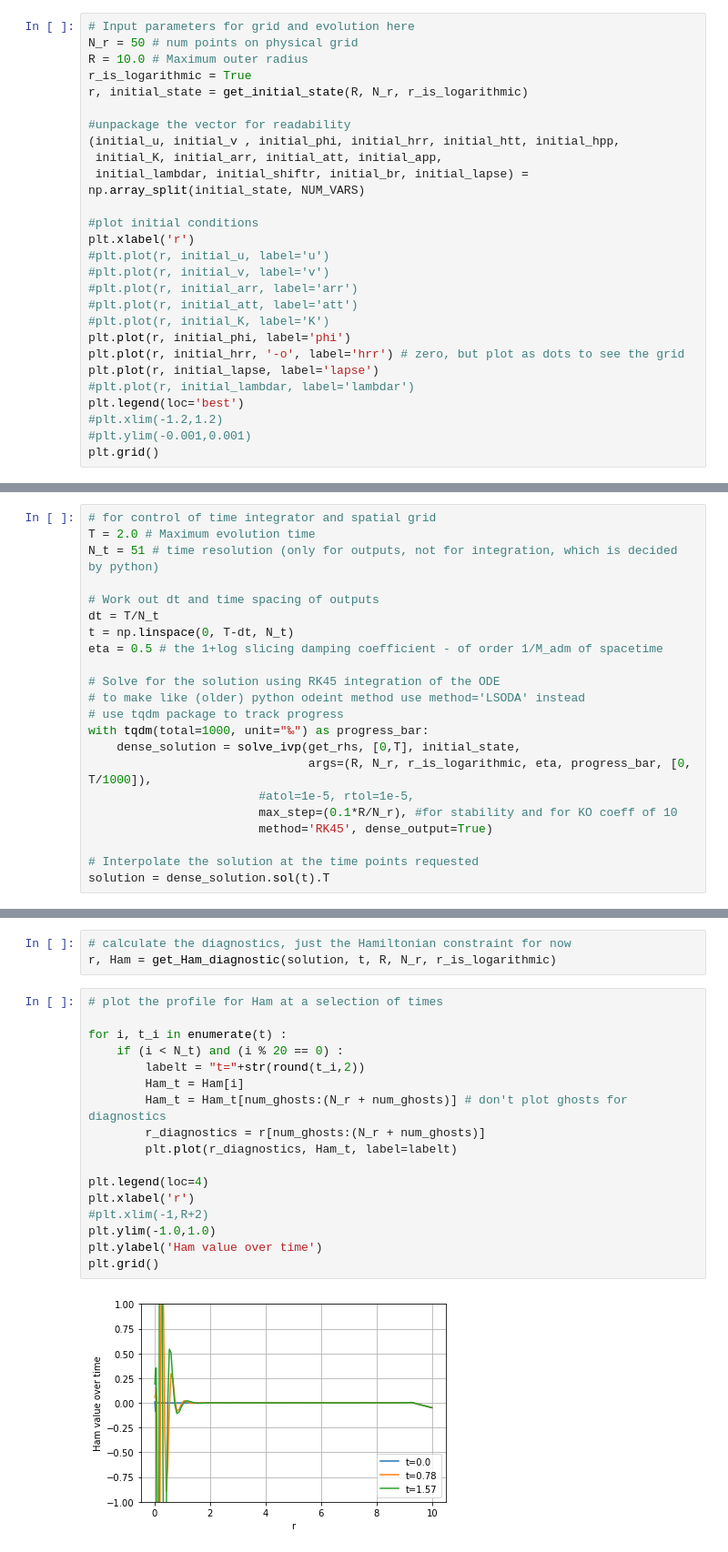
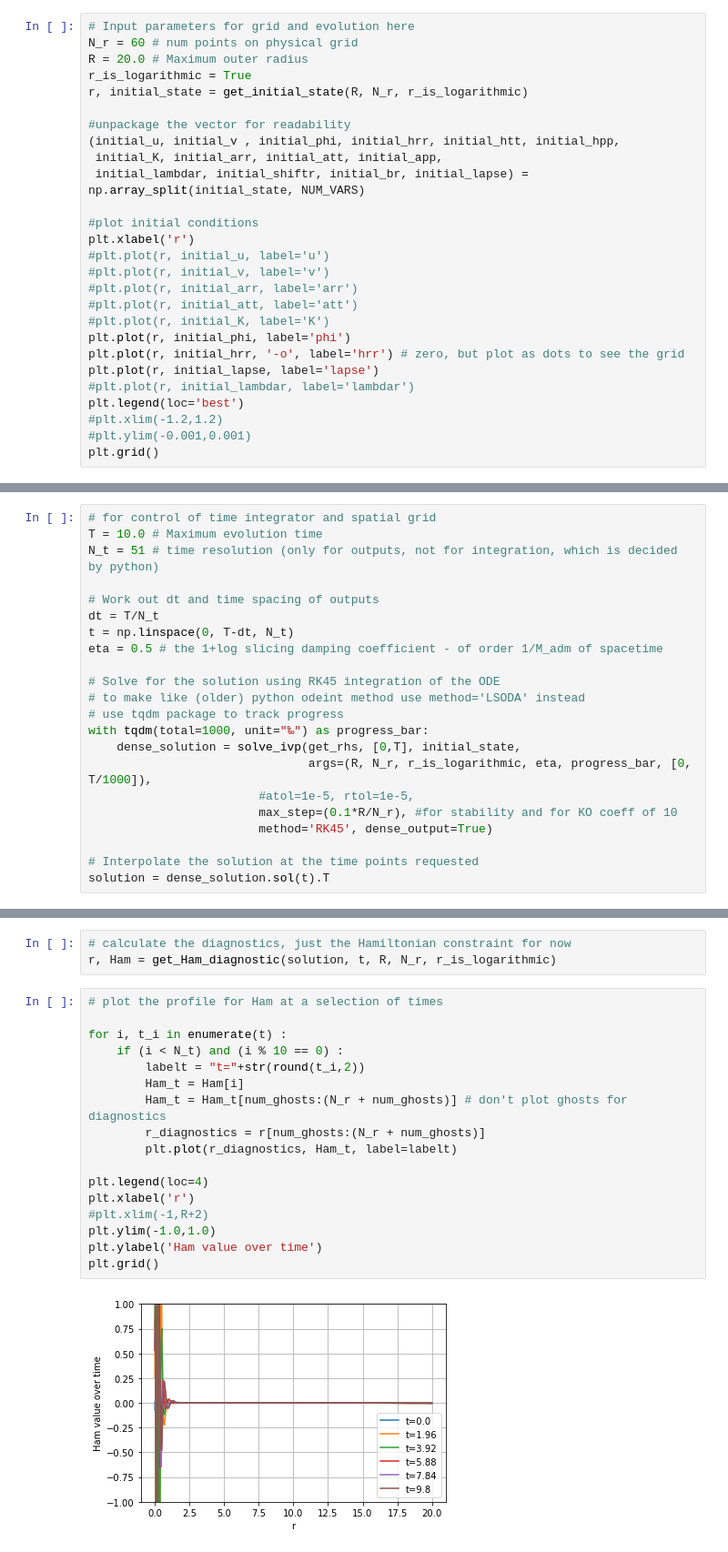
Before and after one commit to GRTLCollaboration/engrenage, a Jupyter notebook: examples/BHEvolution.ipynb, the cells around one changed output, grey strips where cells are left out. Shown at 91% size. Saved outputs shown, nothing was run; the diff lists cells and outputs as text.

```diff
--- a/examples/BHEvolution.ipynb
+++ b/examples/BHEvolution.ipynb
@@ -26,8 +26,8 @@ from source.bhinitialconditions import *       # go here to change the initial c
 from source.hamdiagnostic import *             # go here to change the Ham constraint diagnostic
 # %%
 # Input parameters for grid and evolution here
-N_r = 50 # num points on physical grid
-R = 10.0 # Maximum outer radius
+N_r = 60 # num points on physical grid
+R = 20.0 # Maximum outer radius
 r_is_logarithmic = True
 r, initial_state = get_initial_state(R, N_r, r_is_logarithmic)
 
@@ -70,6 +70,6 @@ plt.grid()
 # %%
 # for control of time integrator and spatial grid
-T = 2.0 # Maximum evolution time
+T = 10.0 # Maximum evolution time
 N_t = 51 # time resolution (only for outputs, not for integration, which is decided by python)
 
 # Work out dt and time spacing of outputs
@@ -130,19 +130,19 @@ r, Ham = get_Ham_diagnostic(solution, t, R, N_r, r_is_logarithmic)
 # %%
 # plot the profile for Ham at a selection of times
 
 for i, t_i in enumerate(t) :
-    if (i < N_t) and (i % 20 == 0) :
+    if (i < N_t) and (i % 10 == 0) :
         labelt = "t="+str(round(t_i,2))
         Ham_t = Ham[i]
         Ham_t = Ham_t[num_ghosts:(N_r + num_ghosts)] # don't plot ghosts for diagnostics
         r_diagnostics = r[num_ghosts:(N_r + num_ghosts)]
         plt.plot(r_diagnostics, Ham_t, label=labelt)
 
 plt.legend(loc=4)
 plt.xlabel('r')
 #plt.xlim(-1,R+2)
 plt.ylim(-1.0,1.0)
 plt.ylabel('Ham value over time')
 plt.grid()
 # %% [output]
-[figure, old version]
+[figure, new version]
```
Also changed, not shown: parts of 4 cells of this notebook, 8 other files.
